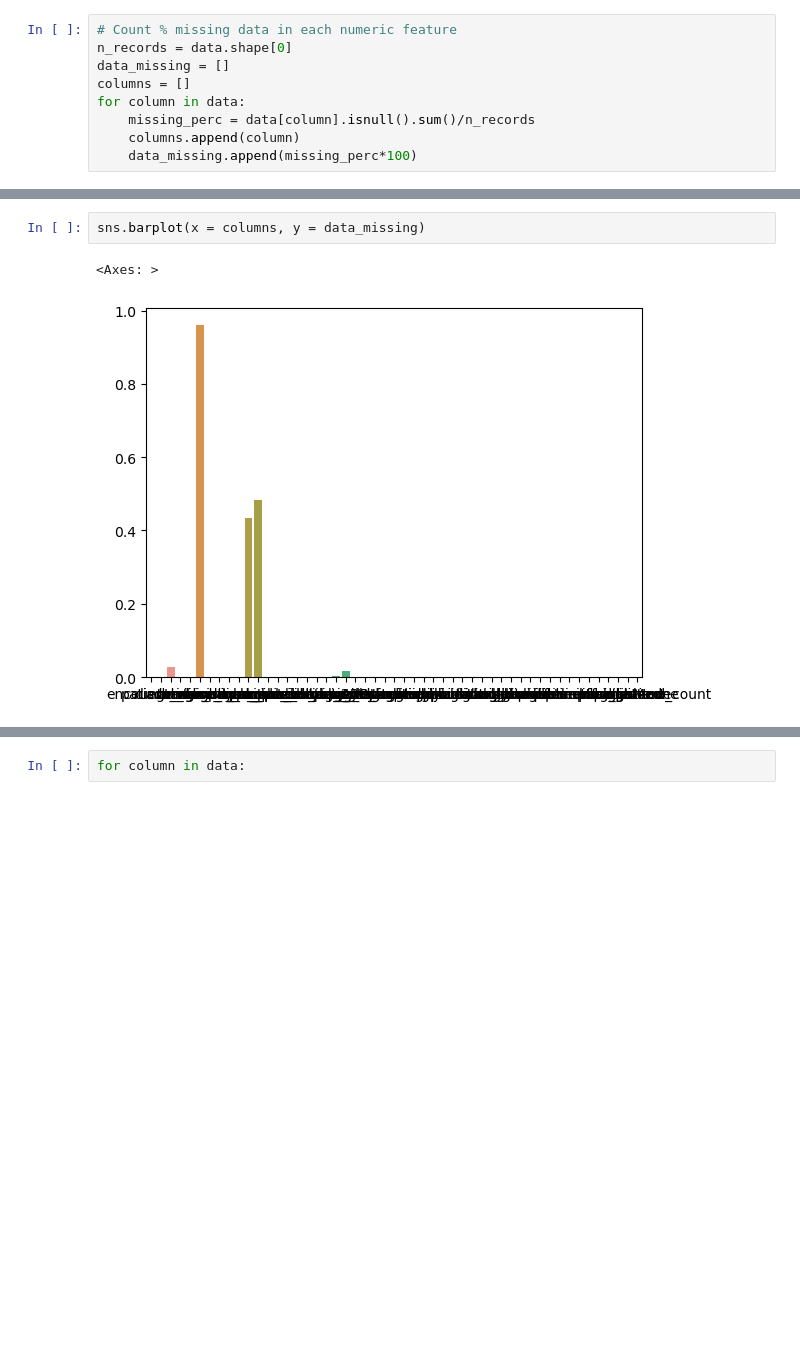
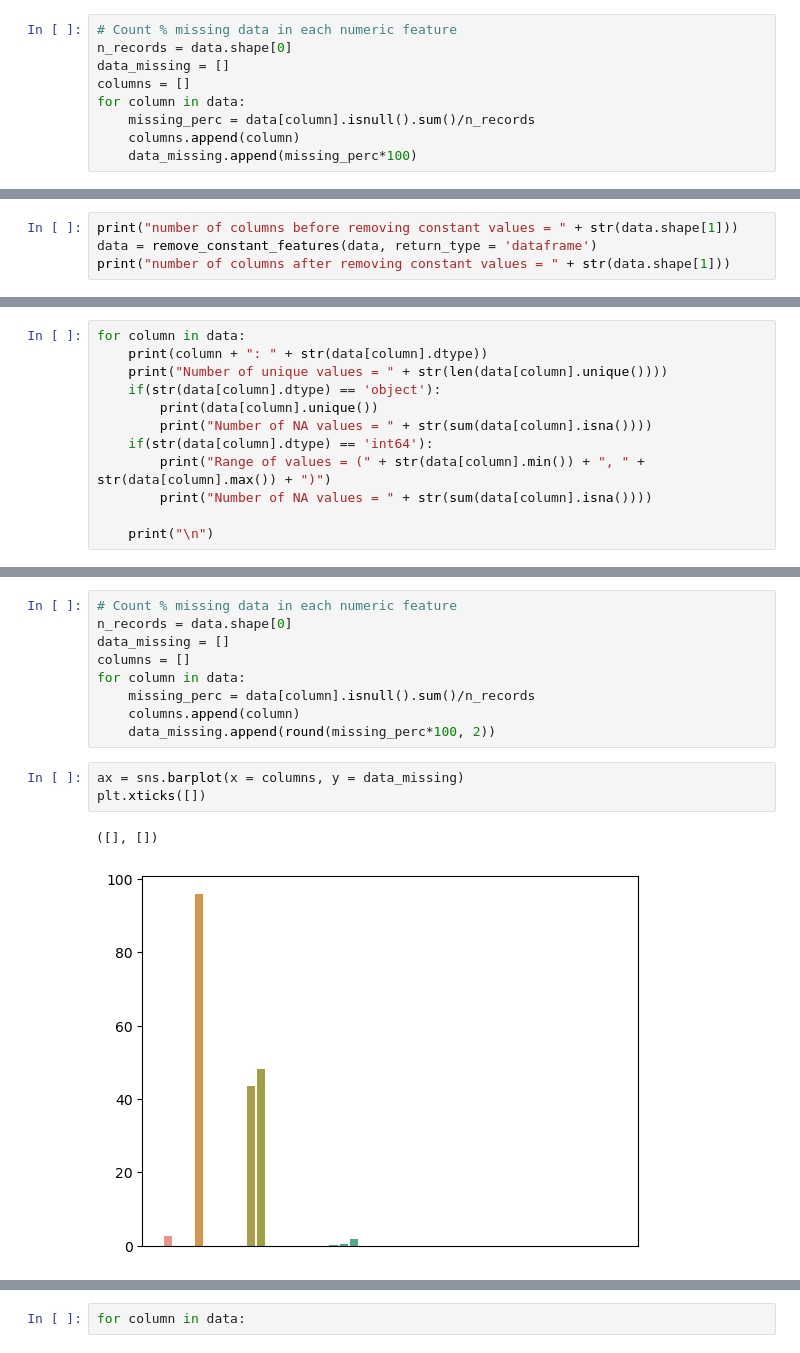
Before and after one commit to carsonwoods/cs534-ml-project, a Jupyter notebook: diabetes_project/data_exploration.ipynb, the cells around one changed output, grey strips where cells are left out. Saved outputs shown, nothing was run; the diff lists cells and outputs as text; blank space fills up the shorter version.

Commit message:
updates to missing data % plot

```diff
--- a/diabetes_project/data_exploration.ipynb
+++ b/diabetes_project/data_exploration.ipynb
@@ -71,0 +72,4 @@ repeat_patient_count: int64
+# %%
+print("number of columns before removing constant values = " + str(data.shape[1]))
+data = remove_constant_features(data, return_type = 'dataframe')
+print("number of columns after removing constant values = " + str(data.shape[1]))
@@ -71,0 +79,12 @@ repeat_patient_count: int64
+# %%
+for column in data:
+    print(column + ": " + str(data[column].dtype))
+    print("Number of unique values = " + str(len(data[column].unique())))
+    if(str(data[column].dtype) == 'object'):
+        print(data[column].unique())
+        print("Number of NA values = " + str(sum(data[column].isna())))
+    if(str(data[column].dtype) == 'int64'):
+        print("Range of values = (" + str(data[column].min()) + ", " + str(data[column].max()) + ")")
+        print("Number of NA values = " + str(sum(data[column].isna())))
+
+    print("\n")
@@ -72,5 +109,15 @@ repeat_patient_count: int64
+# %%
+# Count % missing data in each numeric feature
+n_records = data.shape[0]
+data_missing = []
+columns = []
+for column in data:
+    missing_perc = data[column].isnull().sum()/n_records
+    columns.append(column)
+    data_missing.append(round(missing_perc*100, 2))
 # %%
-sns.barplot(x = columns, y = data_missing)
+ax = sns.barplot(x = columns, y = data_missing)
+plt.xticks([])
 # %% [output]
-<Axes: >
+([], [])
-[figure, old version]
+[figure, new version]
```
Also changed, not shown: parts of 6 cells of this notebook.
